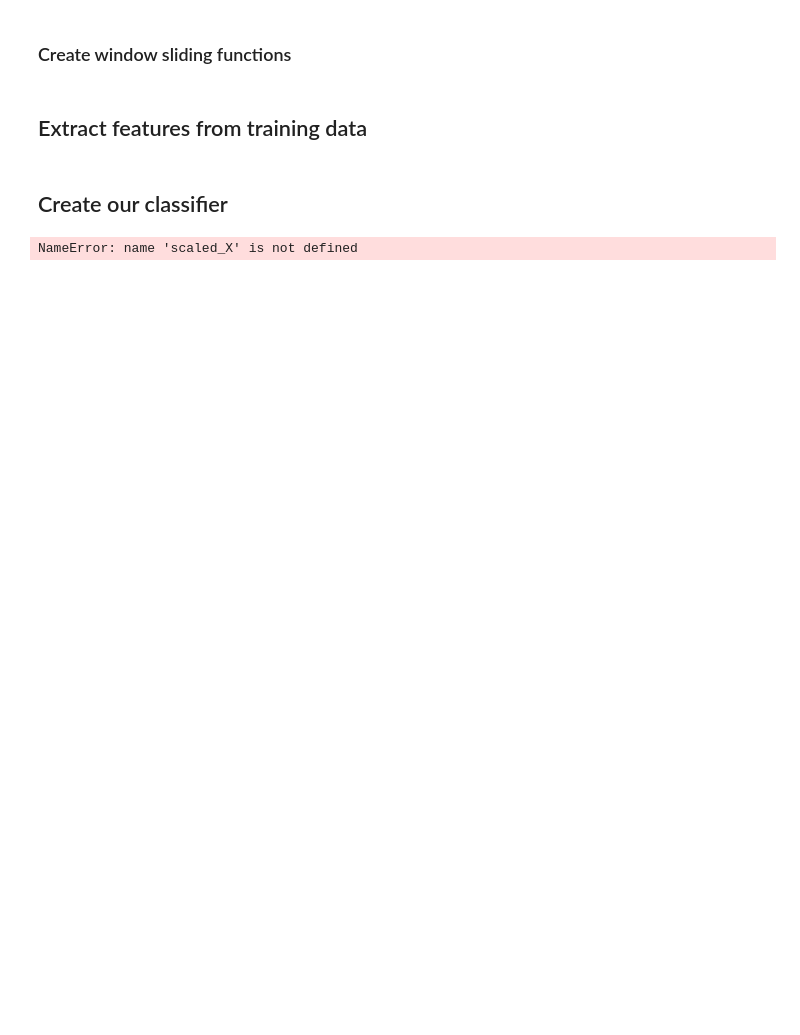
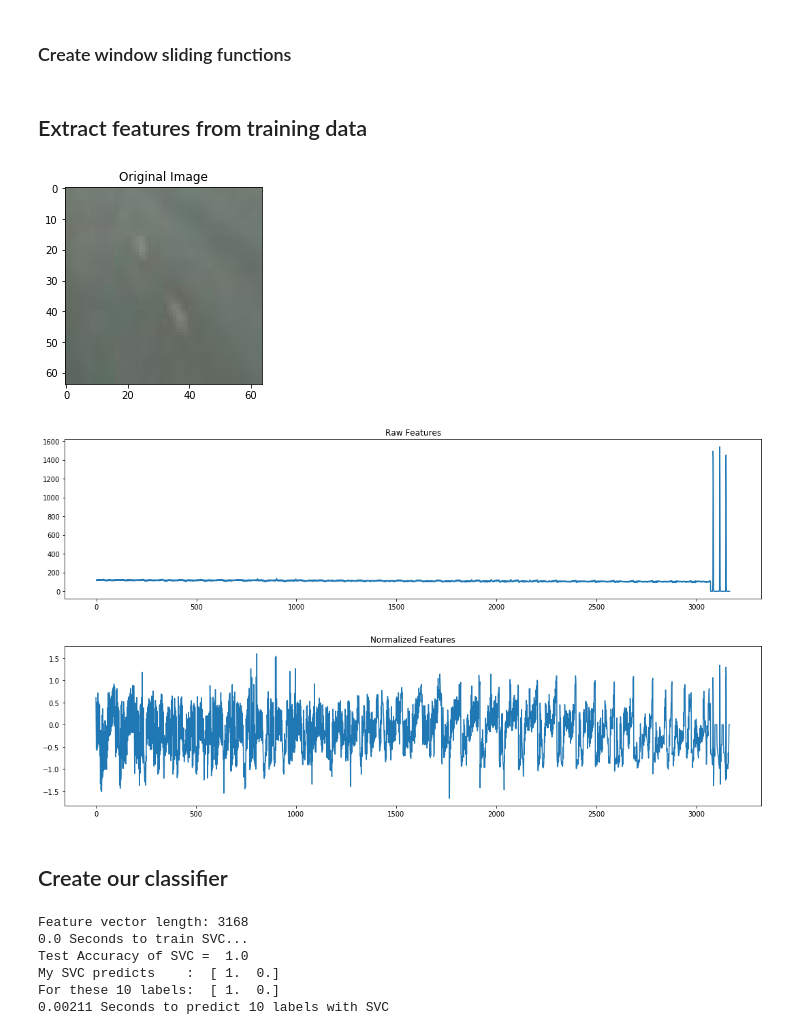
Before and after one commit to tjacobs/CarND-Vehicle-Detection, a Jupyter notebook: Vehicle Detection.ipynb, the cells around one changed output. Saved outputs shown, nothing was run; the diff lists cells and outputs as text; code cells hidden in the pictures; blank space fills up the shorter version.

```diff
--- a/Vehicle Detection.ipynb
+++ b/Vehicle Detection.ipynb
@@ -158,10 +158,10 @@ def extract_features(imgs, cspace='RGB', spatial_size=(32, 32), hist_bins=32, hi
         else: feature_image = np.copy(image)
 
         # Apply bin_spatial() to get spatial color features
-        spatial_features = bin_spatial(feature_image, size=spatial_size)
+        spatial_features = bin_spatial(feature_image, size=spatial_size).astype(np.float64)
 
         # Apply color_hist() also with a color space option now
-        hist_features = color_hist(feature_image, nbins=hist_bins, bins_range=hist_range)
+        _, _, _, _, hist_features = color_hist(feature_image, nbins=hist_bins, bins_range=hist_range)
 
         # Append the new feature vector to the features list
         features.append(np.concatenate((spatial_features, hist_features)))
@@ -285,14 +285,16 @@ img_small_rgb = img_small_RGB / 255.  # scaled to [0, 1], only for plotting
 ## Read in our training data
 # %%
 # Read in our vehicles and non-vehicles
-images = glob.glob('./train_data_small/**/*.*', recursive=True)
+images = glob.glob('./train_data_small/*.jpeg', recursive=False)
 cars = []
 notcars = []
 for image in images:
-    if 'non-vehicles' in image:
+    if 'extra' in image:
         notcars.append(image)
     else:
         cars.append(image)
+print( cars )
+print( notcars )
 print( "Number of cars: " + str( len( cars ) ) )
 print( "Number of non-cars: " + str( len( notcars ) ) )
 # %% [output]
@@ -397,35 +401,39 @@ def search_windows(img, windows, clf, scaler, color_space='RGB',
 # %%
 # Extract
 car_features = extract_features(cars, cspace='RGB', spatial_size=(32, 32), hist_bins=32, hist_range=(0, 256))
-#notcar_features = extract_features(notcars, cspace='RGB', spatial_size=(32, 32), hist_bins=32, hist_range=(0, 256))
+notcar_features = extract_features(notcars, cspace='RGB', spatial_size=(32, 32), hist_bins=32, hist_range=(0, 256))
 
-# Plot
-fig = plt.figure(figsize=(17, 3))
-plt.plot(car_features[0])
-plt.title('Features')
+#reshaped_features = np.array(car_features).reshape(1, -1)
 
 # Create an array stack of feature vectors
-#X = np.vstack((car_features, notcar_features)).astype(np.float64)
+X = np.vstack((car_features, notcar_features)).astype(np.float64)
 
 # Fit a per-column scaler
 X_scaler = StandardScaler().fit(X)
 
 # Apply the scaler to X
 scaled_X = X_scaler.transform(X)
 
 # Plot an example of raw and scaled features
 car_ind = np.random.randint(0, len(cars)) # Pick a random car
 fig = plt.figure(figsize=(12,4))
 plt.subplot(131)
 plt.imshow(mpimg.imread(cars[car_ind]))
 plt.title('Original Image')
-plt.subplot(132)
+
+fig = plt.figure(figsize=(15, 4))
 plt.plot(X[car_ind])
 plt.title('Raw Features')
-plt.subplot(133)
+fig.tight_layout()
+
+fig = plt.figure(figsize=(15, 4))
 plt.plot(scaled_X[car_ind])
 plt.title('Normalized Features')
 fig.tight_layout()
+# %% [output]
+[figure, added]
+[figure, added]
+[figure, added]
 # %% [markdown]
 ## Create our classifier
 # %%
@@ -454,12 +462,13 @@ print('My SVC predicts    : ', svc.predict(X_test[0:n_predict]))
 print('For these',n_predict, 'labels: ', y_test[0:n_predict])
 t2 = time.time()
 print(round(t2-t, 5), 'Seconds to predict', n_predict,'labels with SVC')
-
-# Test on image
-image = mpimg.imread('test_images/test1.jpg')
-draw_image = np.copy(image)
 # %% [output]
-NameError: name 'scaled_X' is not defined
+Feature vector length: 3168
+0.0 Seconds to train SVC...
+Test Accuracy of SVC =  1.0
+My SVC predicts    :  [ 1.  0.]
+For these 10 labels:  [ 1.  0.]
+0.00211 Seconds to predict 10 labels with SVC
 # %%
 # Define pipeline
 def pipel(image):
```
Also changed, not shown: parts of 5 cells of this notebook.
